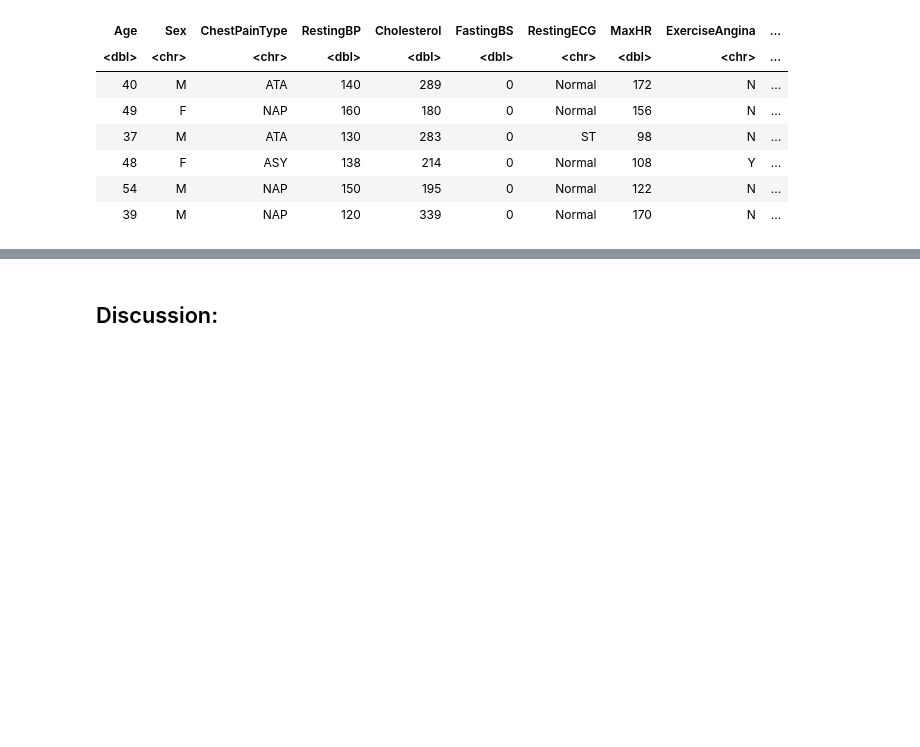
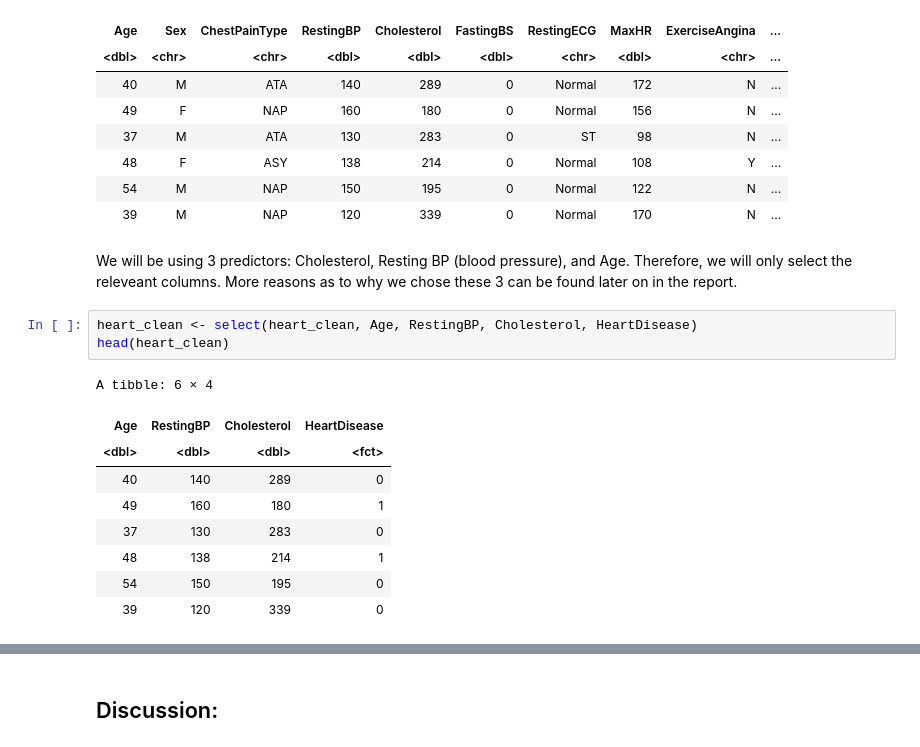
Before and after one commit to josephsoo/dsci_100_group_12, a Jupyter notebook: Project report.ipynb, the cells around one changed output, grey strips where cells are left out. Cells and saved outputs as stored; diff of their text form; blank space fills up the shorter version.

```diff
--- a/Project report.ipynb
+++ b/Project report.ipynb
@@ -89,3 +93,18 @@ A tibble: 6 × 12
 | 48 | F | ASY | 138 | 214 | 0 | Normal | 108 | Y | ... |
 | 54 | M | NAP | 150 | 195 | 0 | Normal | 122 | N | ... |
 | 39 | M | NAP | 120 | 339 | 0 | Normal | 170 | N | ... |
+# %% [markdown]
+We will be using 3 predictors: Cholesterol, Resting BP (blood pressure), and Age. Therefore, we will only select the releveant columns. More reasons as to why we chose these 3 can be found later on in the report.
+# %%
+heart_clean <- select(heart_clean, Age, RestingBP, Cholesterol, HeartDisease)
+head(heart_clean)
+# %% [output]
+A tibble: 6 × 4
+| Age | RestingBP | Cholesterol | HeartDisease |
+| <dbl> | <dbl> | <dbl> | <fct> |
+| 40 | 140 | 289 | 0 |
+| 49 | 160 | 180 | 1 |
+| 37 | 130 | 283 | 0 |
+| 48 | 138 | 214 | 1 |
+| 54 | 150 | 195 | 0 |
+| 39 | 120 | 339 | 0 |
```
Also changed, not shown: parts of 9 cells of this notebook.
